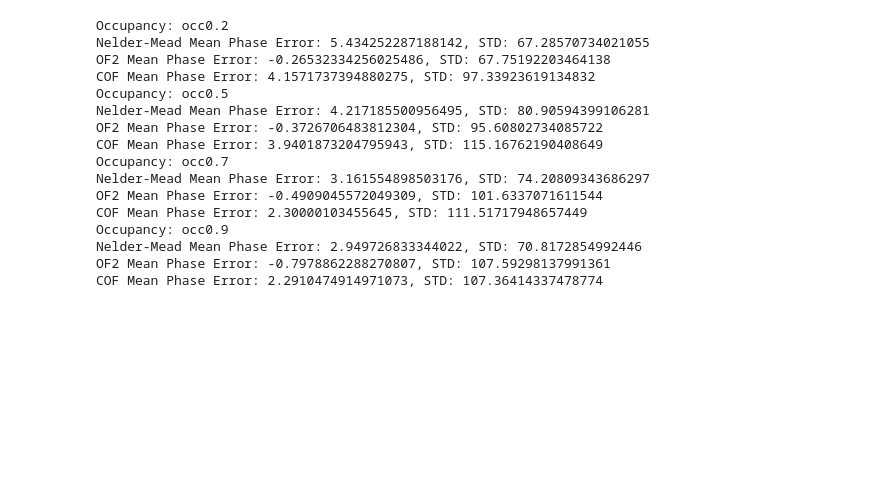
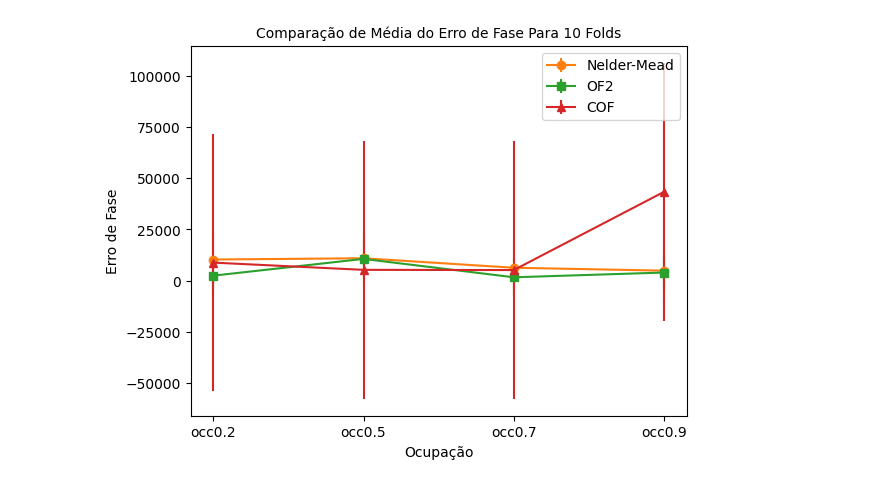
Before and after one commit to Caua-Gomes2005/Nelder-Mead_Rede-Neural, a Jupyter notebook: phases_comparison.ipynb, the cells around one changed output. Saved outputs shown, nothing was run; the diff lists cells and outputs as text; code cells hidden in the pictures; blank space fills up the shorter version.

```diff
--- a/phases_comparison.ipynb
+++ b/phases_comparison.ipynb
@@ -54,6 +55,7 @@ bins   = [0, 50, 100, 150, 200, 300, np.inf]
 labels = ['0–50', '50–100', '100–150', '150–200', '200–300', '300+']
 occ_name = ['occ0.2', 'occ0.5', 'occ0.7', 'occ0.9']
 columns = data[0].columns
+parcela = 69994
 
 cut = 4.5
 
@@ -112,7 +114,7 @@ def nelder_mead(df, tol):
 
     for samples in df:
 
-        res = minimize(cost_function, samples, method='Nelder-Mead', callback=parada, options={'maxiter': 700, 'xatol': 1e-100, 'fatol': 1e-100, 'disp': False, 'adaptive': True})
+        res = minimize(cost_function, samples, method='Nelder-Mead', callback=parada, options={'maxiter': 700, 'xatol': 1e-100, 'fatol': 1e-100, 'disp': False, 'adaptive': False})
         subtraida = subtrai_estimada(samples, res.x)
         phase_estimada = 0
         for i in range(len(subtraida)):
@@ -123,6 +125,7 @@ def nelder_mead(df, tol):
         phase_estimated.append(phase_estimada)
 
 
+
     return sample4, phase_estimated
 # %%
 #OF2
@@ -289,2 +341,2 @@ def run_algorithm(data):
 # %%
-run_algorithm(data)
+nm_std, of_std, cof_std = run_kfold(data)
@@ -311,0 +360,8 @@ def load_results():
+# %%
+std_nm = [nm_std[i].std() for i in range(len(nm_std))]
+std_of = [of_std[i].std() for i in range(len(of_std))]
+std_cof = [cof_std[i].std() for i in range(len(cof_std))]
+
+nm_mean = [nm_std[i].mean() for i in range(len(nm_std))]
+of_mean = [of_std[i].mean() for i in range(len(of_std))]
+cof_mean = [cof_std[i].mean() for i in range(len(cof_std))]
@@ -312,26 +381,28 @@ def load_results():
+# %%
+fsize = 10
+
+palette = [
+    "#ff7f0e",  # Nelder-Mead
+    "#2ca02c",  # OF2
+    "#d62728",  # COF
+]
+
+plt.errorbar(occ_name, nm_mean, yerr=nm_std.std(), marker='o', label='Nelder-Mead', color=palette[0])
+plt.errorbar(occ_name, of_mean, yerr=of_std.std(), marker='s', label='OF2', color=palette[1])
+plt.errorbar(occ_name, cof_mean, yerr=cof_std.std(), marker='^', label='COF', color=palette[2])
+plt.title('Comparação de Média do Erro de Fase Para 10 Folds', fontsize=fsize)
+plt.xlabel('Ocupação', fontsize=fsize)
+plt.ylabel('Erro de Fase', fontsize=fsize)
+plt.legend(fontsize=fsize)
+plt.show()
+# %% [output]
+[figure, added]
 # %%
-nm, of, cof = load_results()
+# nm, of, cof = load_results()
 
-for i in range(len(of)):
-    print(f"Occupancy: {occ_name[i]}")
-    print(f"Nelder-Mead Mean Phase Error: {np.mean(nm[i]['PhaseError'][nm[i]['EstimatedAmplitude'] > cut])}, STD: {np.std(nm[i]['PhaseError'][nm[i]['EstimatedAmplitude'] > cut])}")
-    print(f"OF2 Mean Phase Error: {np.mean(of[i]['PhaseError'][of[i]['EstimatedAmplitude'] > cut])}, STD: {np.std(of[i]['PhaseError'][of[i]['EstimatedAmplitude'] > cut])}")
-    print(f"COF Mean Phase Error: {np.mean(cof[i]['PhaseError'][cof[i]['EstimatedAmplitude'] > cut])}, STD: {np.std(cof[i]['PhaseError'][cof[i]['EstimatedAmplitude'] > cut])}")
+# for i in range(len(of)):
+#     print(f"Occupancy: {occ_name[i]}")
+#     print(f"Nelder-Mead Mean Phase Error: {np.mean(nm[i]['PhaseError'][nm[i]['EstimatedAmplitude'] > cut])}, STD: {np.std(nm[i]['PhaseError'][nm[i]['EstimatedAmplitude'] > cut])}")
+#     print(f"OF2 Mean Phase Error: {np.mean(of[i]['PhaseError'][of[i]['EstimatedAmplitude'] > cut])}, STD: {np.std(of[i]['PhaseError'][of[i]['EstimatedAmplitude'] > cut])}")
+#     print(f"COF Mean Phase Error: {np.mean(cof[i]['PhaseError'][cof[i]['EstimatedAmplitude'] > cut])}, STD: {np.std(cof[i]['PhaseError'][cof[i]['EstimatedAmplitude'] > cut])}")
-# %% [output]
-Occupancy: occ0.2
-Nelder-Mead Mean Phase Error: 5.434252287188142, STD: 67.28570734021055
-OF2 Mean Phase Error: -0.26532334256025486, STD: 67.75192203464138
-COF Mean Phase Error: 4.1571737394880275, STD: 97.33923619134832
-Occupancy: occ0.5
-Nelder-Mead Mean Phase Error: 4.217185500956495, STD: 80.90594399106281
-OF2 Mean Phase Error: -0.3726706483812304, STD: 95.60802734085722
-COF Mean Phase Error: 3.9401873204795943, STD: 115.16762190408649
-Occupancy: occ0.7
-Nelder-Mead Mean Phase Error: 3.161554898503176, STD: 74.20809343686297
-OF2 Mean Phase Error: -0.4909045572049309, STD: 101.6337071611544
-COF Mean Phase Error: 2.30000103455645, STD: 111.51717948657449
-Occupancy: occ0.9
-Nelder-Mead Mean Phase Error: 2.949726833344022, STD: 70.8172854992446
-OF2 Mean Phase Error: -0.7978862288270807, STD: 107.59298137991361
-COF Mean Phase Error: 2.2910474914971073, STD: 107.36414337478774
 # %%
```
Also changed, not shown: parts of 11 cells of this notebook, 12 other files.
